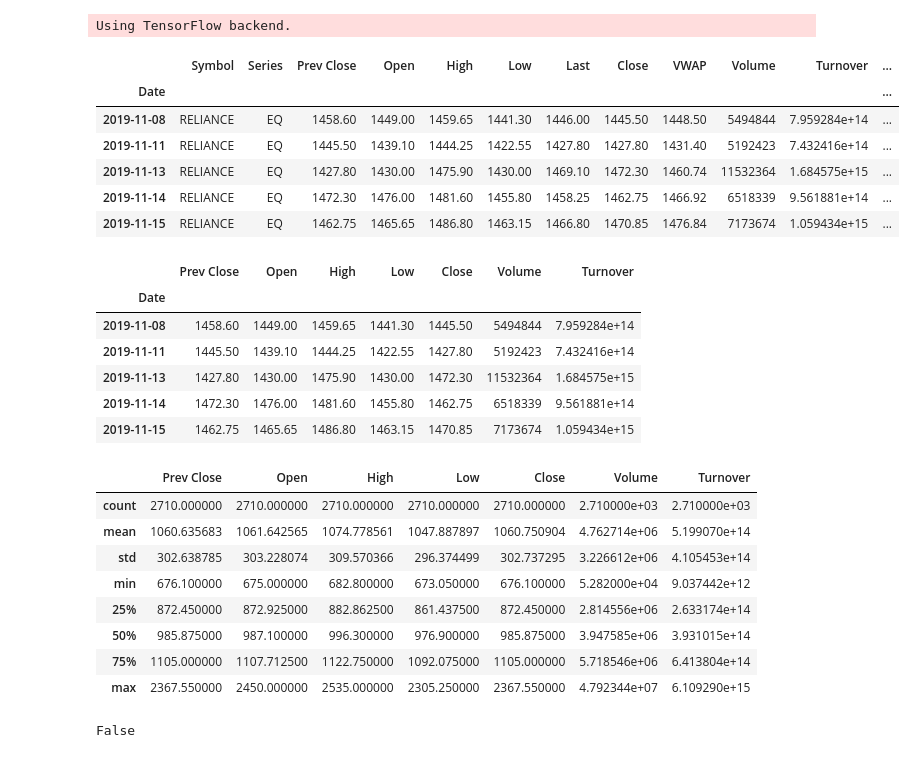
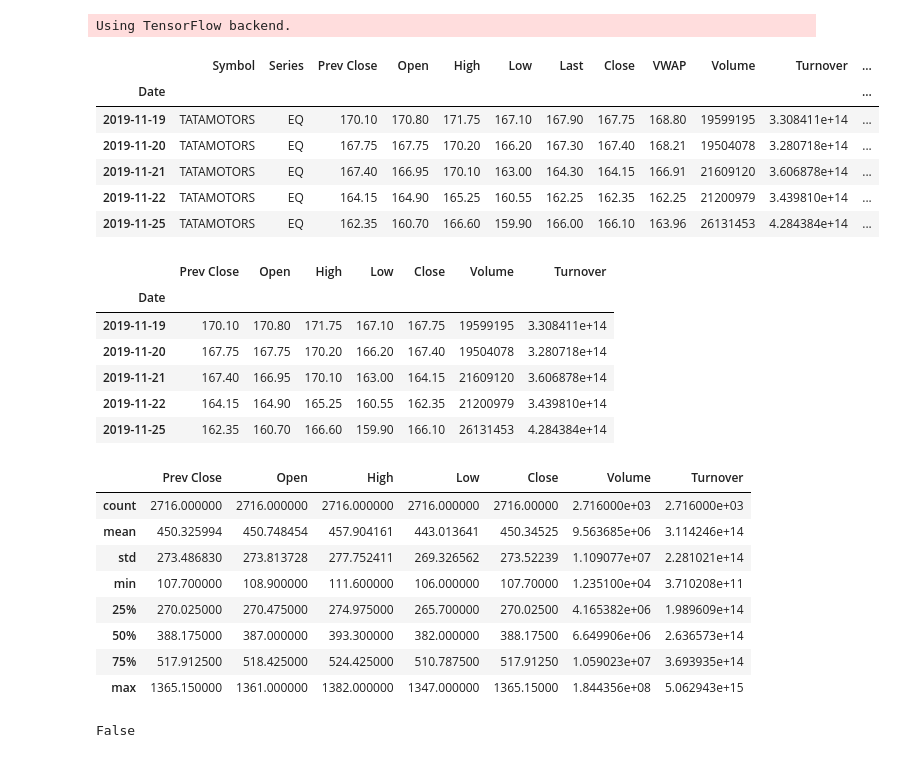
Before and after one commit to spikeeSakshu/ForeSenti, a Jupyter notebook: Predict_HistoricData.ipynb, the cells around one changed output. Cells and saved outputs as stored; diff of their text form; code cells hidden in the pictures.

```diff
--- a/Predict_HistoricData.ipynb
+++ b/Predict_HistoricData.ipynb
@@ -13,16 +13,16 @@ from sklearn import linear_model
 # %% [output]
 Using TensorFlow backend.
 # %%
-df = pd.read_csv("RELIANCE.csv",na_values=['null'],index_col='Date',parse_dates=True,infer_datetime_format=True)
+df = pd.read_csv("Data/TATAMOTORS.csv",na_values=['null'],index_col='Date',parse_dates=True,infer_datetime_format=True)
 df.tail()
 # %% [output]
 |  | Symbol | Series | Prev Close | Open | High | Low | Last | Close | VWAP | Volume | Turnover | ... |
 | Date |  |  |  |  |  |  |  |  |  |  |  | ... |
-| 2019-11-08 | RELIANCE | EQ | 1458.60 | 1449.00 | 1459.65 | 1441.30 | 1446.00 | 1445.50 | 1448.50 | 5494844 | 7.959284e+14 | ... |
-| 2019-11-11 | RELIANCE | EQ | 1445.50 | 1439.10 | 1444.25 | 1422.55 | 1427.80 | 1427.80 | 1431.40 | 5192423 | 7.432416e+14 | ... |
-| 2019-11-13 | RELIANCE | EQ | 1427.80 | 1430.00 | 1475.90 | 1430.00 | 1469.10 | 1472.30 | 1460.74 | 11532364 | 1.684575e+15 | ... |
-| 2019-11-14 | RELIANCE | EQ | 1472.30 | 1476.00 | 1481.60 | 1455.80 | 1458.25 | 1462.75 | 1466.92 | 6518339 | 9.561881e+14 | ... |
-| 2019-11-15 | RELIANCE | EQ | 1462.75 | 1465.65 | 1486.80 | 1463.15 | 1466.80 | 1470.85 | 1476.84 | 7173674 | 1.059434e+15 | ... |
+| 2019-11-19 | TATAMOTORS | EQ | 170.10 | 170.80 | 171.75 | 167.10 | 167.90 | 167.75 | 168.80 | 19599195 | 3.308411e+14 | ... |
+| 2019-11-20 | TATAMOTORS | EQ | 167.75 | 167.75 | 170.20 | 166.20 | 167.30 | 167.40 | 168.21 | 19504078 | 3.280718e+14 | ... |
+| 2019-11-21 | TATAMOTORS | EQ | 167.40 | 166.95 | 170.10 | 163.00 | 164.30 | 164.15 | 166.91 | 21609120 | 3.606878e+14 | ... |
+| 2019-11-22 | TATAMOTORS | EQ | 164.15 | 164.90 | 165.25 | 160.55 | 162.25 | 162.35 | 162.25 | 21200979 | 3.439810e+14 | ... |
+| 2019-11-25 | TATAMOTORS | EQ | 162.35 | 160.70 | 166.60 | 159.90 | 166.00 | 166.10 | 163.96 | 26131453 | 4.284384e+14 | ... |
 # %%
 columns=['Prev Close','Open', 'High', 'Low', 'Close', 'Volume', 'Turnover']
 # %%
@@ -31,23 +31,23 @@ df_final.tail()
 # %% [output]
 |  | Prev Close | Open | High | Low | Close | Volume | Turnover |
 | Date |  |  |  |  |  |  |  |
-| 2019-11-08 | 1458.60 | 1449.00 | 1459.65 | 1441.30 | 1445.50 | 5494844 | 7.959284e+14 |
-| 2019-11-11 | 1445.50 | 1439.10 | 1444.25 | 1422.55 | 1427.80 | 5192423 | 7.432416e+14 |
-| 2019-11-13 | 1427.80 | 1430.00 | 1475.90 | 1430.00 | 1472.30 | 11532364 | 1.684575e+15 |
-| 2019-11-14 | 1472.30 | 1476.00 | 1481.60 | 1455.80 | 1462.75 | 6518339 | 9.561881e+14 |
-| 2019-11-15 | 1462.75 | 1465.65 | 1486.80 | 1463.15 | 1470.85 | 7173674 | 1.059434e+15 |
+| 2019-11-19 | 170.10 | 170.80 | 171.75 | 167.10 | 167.75 | 19599195 | 3.308411e+14 |
+| 2019-11-20 | 167.75 | 167.75 | 170.20 | 166.20 | 167.40 | 19504078 | 3.280718e+14 |
+| 2019-11-21 | 167.40 | 166.95 | 170.10 | 163.00 | 164.15 | 21609120 | 3.606878e+14 |
+| 2019-11-22 | 164.15 | 164.90 | 165.25 | 160.55 | 162.35 | 21200979 | 3.439810e+14 |
+| 2019-11-25 | 162.35 | 160.70 | 166.60 | 159.90 | 166.10 | 26131453 | 4.284384e+14 |
 # %%
 df_final.describe()
 # %% [output]
 |  | Prev Close | Open | High | Low | Close | Volume | Turnover |
-| count | 2710.000000 | 2710.000000 | 2710.000000 | 2710.000000 | 2710.000000 | 2.710000e+03 | 2.710000e+03 |
-| mean | 1060.635683 | 1061.642565 | 1074.778561 | 1047.887897 | 1060.750904 | 4.762714e+06 | 5.199070e+14 |
-| std | 302.638785 | 303.228074 | 309.570366 | 296.374499 | 302.737295 | 3.226612e+06 | 4.105453e+14 |
-| min | 676.100000 | 675.000000 | 682.800000 | 673.050000 | 676.100000 | 5.282000e+04 | 9.037442e+12 |
-| 25% | 872.450000 | 872.925000 | 882.862500 | 861.437500 | 872.450000 | 2.814556e+06 | 2.633174e+14 |
-| 50% | 985.875000 | 987.100000 | 996.300000 | 976.900000 | 985.875000 | 3.947585e+06 | 3.931015e+14 |
-| 75% | 1105.000000 | 1107.712500 | 1122.750000 | 1092.075000 | 1105.000000 | 5.718546e+06 | 6.413804e+14 |
-| max | 2367.550000 | 2450.000000 | 2535.000000 | 2305.250000 | 2367.550000 | 4.792344e+07 | 6.109290e+15 |
+| count | 2716.000000 | 2716.000000 | 2716.000000 | 2716.000000 | 2716.00000 | 2.716000e+03 | 2.716000e+03 |
+| mean | 450.325994 | 450.748454 | 457.904161 | 443.013641 | 450.34525 | 9.563685e+06 | 3.114246e+14 |
+| std | 273.486830 | 273.813728 | 277.752411 | 269.326562 | 273.52239 | 1.109077e+07 | 2.281021e+14 |
+| min | 107.700000 | 108.900000 | 111.600000 | 106.000000 | 107.70000 | 1.235100e+04 | 3.710208e+11 |
+| 25% | 270.025000 | 270.475000 | 274.975000 | 265.700000 | 270.02500 | 4.165382e+06 | 1.989609e+14 |
+| 50% | 388.175000 | 387.000000 | 393.300000 | 382.000000 | 388.17500 | 6.649906e+06 | 2.636573e+14 |
+| 75% | 517.912500 | 518.425000 | 524.425000 | 510.787500 | 517.91250 | 1.059023e+07 | 3.693935e+14 |
+| max | 1365.150000 | 1361.000000 | 1382.000000 | 1347.000000 | 1365.15000 | 1.844356e+08 | 5.062943e+15 |
 # %%
 df_final.isnull().values.any()
 # %% [output]
```
Also changed, not shown: parts of 19 cells of this notebook, 16 other files.
